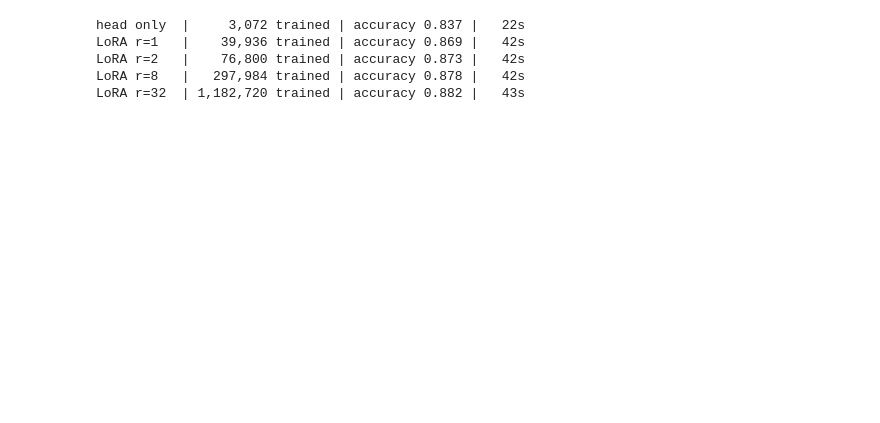
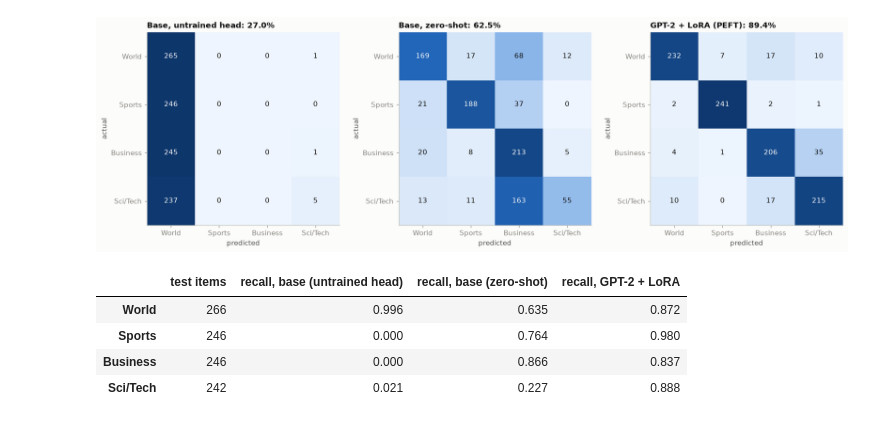
Before and after one commit to xlsarath/lightweight-fine-tuning, a Jupyter notebook: LightweightFineTuning.ipynb, the cells around one changed output. Saved outputs shown, nothing was run; the diff lists cells and outputs as text; code cells hidden in the pictures; blank space fills up the shorter version.

```diff
--- a/LightweightFineTuning.ipynb
+++ b/LightweightFineTuning.ipynb
@@ -558,33 +663,37 @@ Every configuration gets the same data, one epoch, the same learning rate and th
 # %%
-import time
+# Figure 3: where each model puts its predictions
+fig, axes = plt.subplots(1, 3, figsize=(15, 4.6))
+for ax, preds, title in [
+    (axes[0], base_preds, f"Base, untrained head: {base_results['eval_accuracy']:.1%}"),
+    (axes[1], zero_shot_preds, f"Base, zero-shot: {zero_shot_results['eval_accuracy']:.1%}"),
+    (axes[2], peft_preds, f"GPT-2 + LoRA (PEFT): {peft_results['eval_accuracy']:.1%}"),
+]:
+    cm = confusion(y_test, preds)
+    share = cm / cm.sum(axis=1, keepdims=True)
+    ax.imshow(share, cmap=BLUES, vmin=0, vmax=1)
+    for i in range(4):
+        for j in range(4):
+            ax.text(j, i, str(cm[i, j]), ha="center", va="center", fontsize=10, color="white" if share[i, j] > 0.55 else INK)
+    ax.set(xticks=range(4), yticks=range(4), xticklabels=LABELS, yticklabels=LABELS, xlabel="predicted", ylabel="actual", title=title)
+    ax.grid(False)
+fig.tight_layout()
+fig.savefig("assets/before-after.png")
+plt.show()
 
-sweep = []
-for r in [0, 1, 2, 8, 32]:
-    transformers.set_seed(42)
-    model = load_base_model()
-    if r == 0:
-        for name, param in model.named_parameters():
-            param.requires_grad = name.startswith("score")
-        label = "head only"
-    else:
-        model = get_peft_model(model, make_lora_config(r=r))
-        label = f"LoRA r={r}"
-    n_trainable = sum(p.numel() for p in model.parameters() if p.requires_grad)
-
-    start = time.perf_counter()
-    make_trainer(model, epochs=1).train()
-    seconds = time.perf_counter() - start
-    result = evaluate(model)
-    sweep.append({"configuration": label, "rank": r, "trained parameters": n_trainable,
-                  "share of model": n_trainable / total_params, "accuracy": result["accuracy"],
-                  "macro-F1": result["macro_f1"], "train seconds": seconds})
-    print(f"{label:10s} | {n_trainable:>9,} trained | accuracy {result['accuracy']:.3f} | {seconds:4.0f}s")
-    del model
-
-sweep = pd.DataFrame(sweep)
+per_class = pd.DataFrame(
+    {
+        "test items": np.bincount(y_test, minlength=4),
+        "recall, base (untrained head)": np.diag(confusion(y_test, base_preds)) / np.bincount(y_test, minlength=4),
+        "recall, base (zero-shot)": np.diag(confusion(y_test, zero_shot_preds)) / np.bincount(y_test, minlength=4),
+        "recall, GPT-2 + LoRA": np.diag(confusion(y_test, peft_preds)) / np.bincount(y_test, minlength=4),
+    },
+    index=LABELS,
+)
+per_class.round(3)
 # %% [output]
-head only  |     3,072 trained | accuracy 0.837 |   22s
-LoRA r=1   |    39,936 trained | accuracy 0.869 |   42s
-LoRA r=2   |    76,800 trained | accuracy 0.873 |   42s
-LoRA r=8   |   297,984 trained | accuracy 0.878 |   42s
-LoRA r=32  | 1,182,720 trained | accuracy 0.882 |   43s
+[figure, added]
+|  | test items | recall, base (untrained head) | recall, base (zero-shot) | recall, GPT-2 + LoRA |
+| World | 266 | 0.996 | 0.635 | 0.872 |
+| Sports | 246 | 0.000 | 0.764 | 0.980 |
+| Business | 246 | 0.000 | 0.866 | 0.837 |
+| Sci/Tech | 242 | 0.021 | 0.227 | 0.888 |
```
Also changed, not shown: parts of 61 cells of this notebook, 7 other files.
